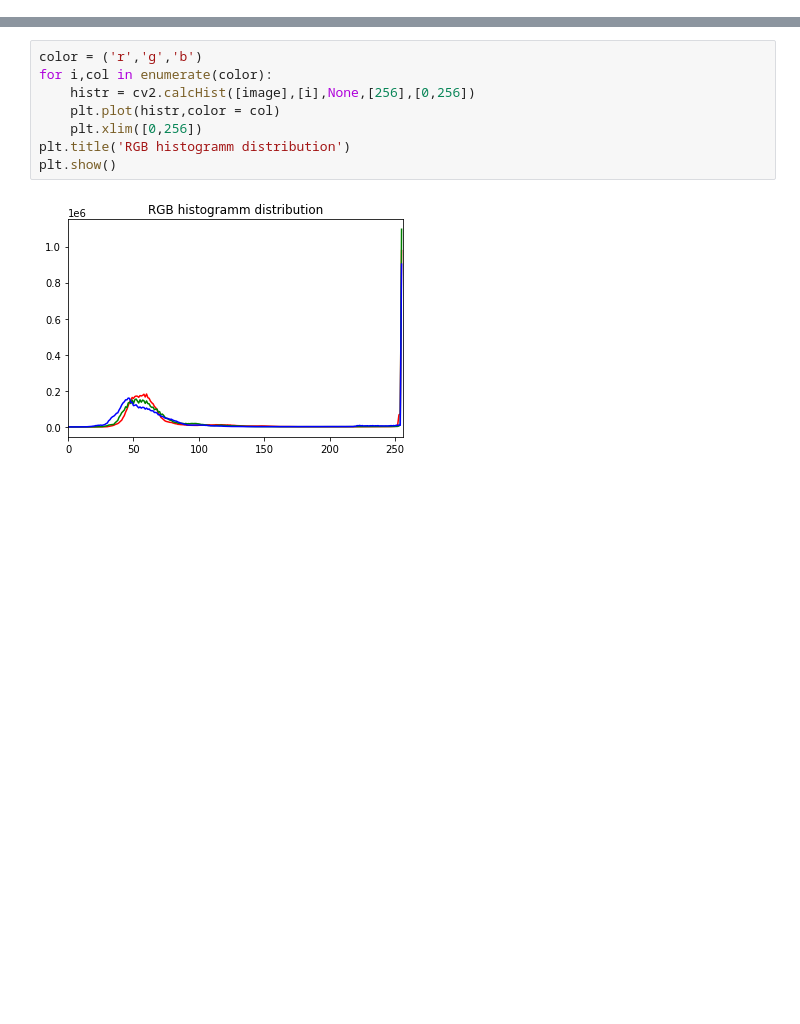
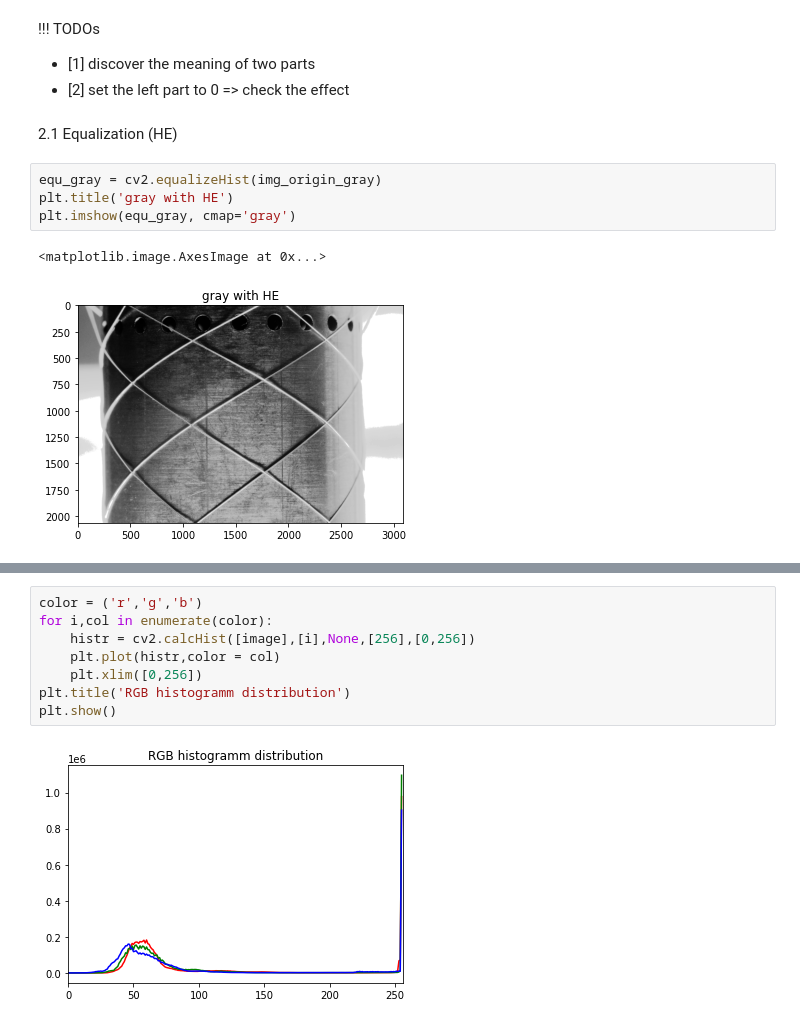
Before and after one commit to DuncanDai/master_border_extraction, a Jupyter notebook: src/prework_quick_test.ipynb, the cells around one changed output, grey strips where cells are left out. Cells and saved outputs as stored; diff of their text form; blank space fills up the shorter version.

```diff
--- a/src/prework_quick_test.ipynb
+++ b/src/prework_quick_test.ipynb
@@ -27,0 +51,13 @@ plt.imshow(image)
+# %% [markdown]
+!!! TODOs
+- [1] discover the meaning of two parts
+- [2] set the left part to 0 => check the effect
+# %% [markdown]
+2.1 Equalization (HE)
+# %%
+equ_gray = cv2.equalizeHist(img_origin_gray)
+plt.title('gray with HE')
+plt.imshow(equ_gray, cmap='gray')
+# %% [output]
+<matplotlib.image.AxesImage at 0x...>
+[figure, added]
```
Also changed, not shown: parts of 12 cells of this notebook.
